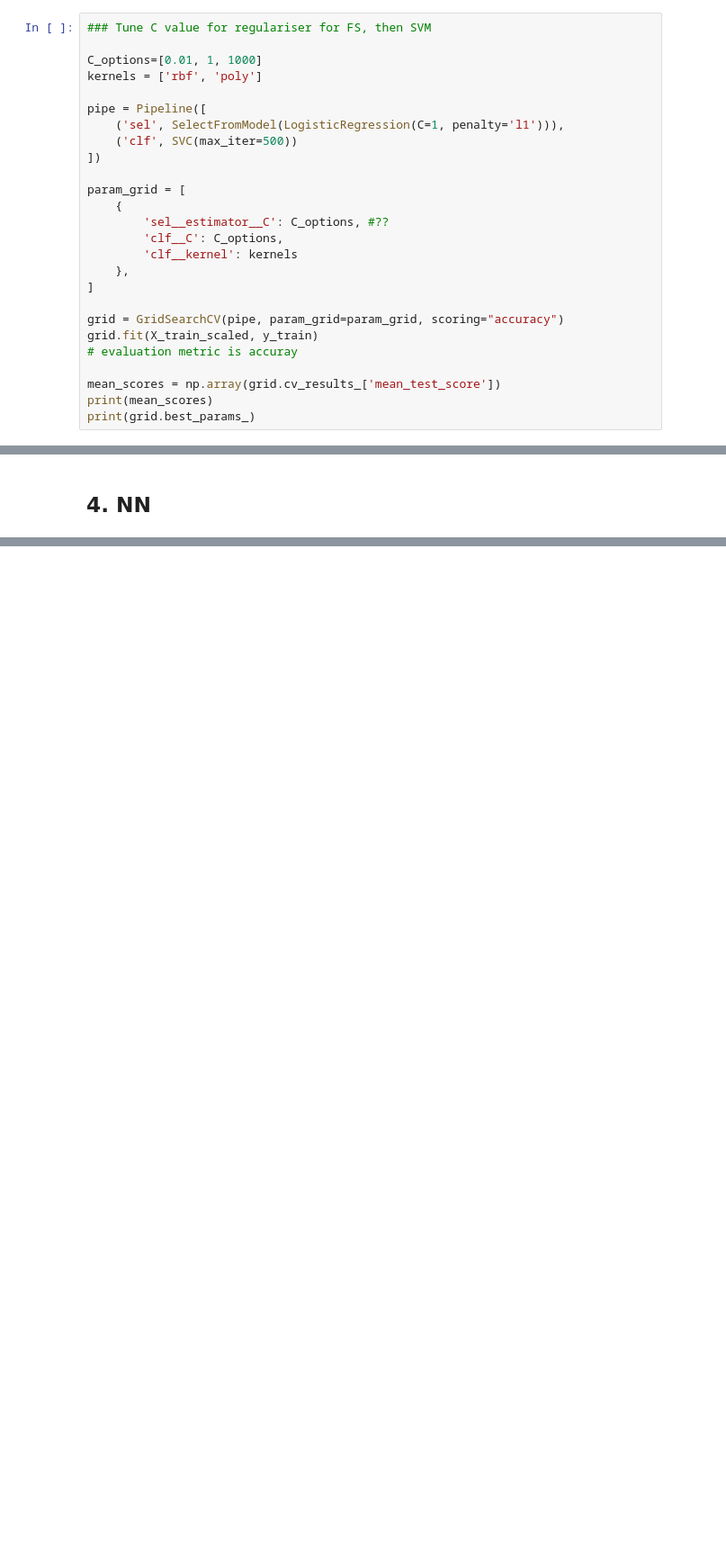
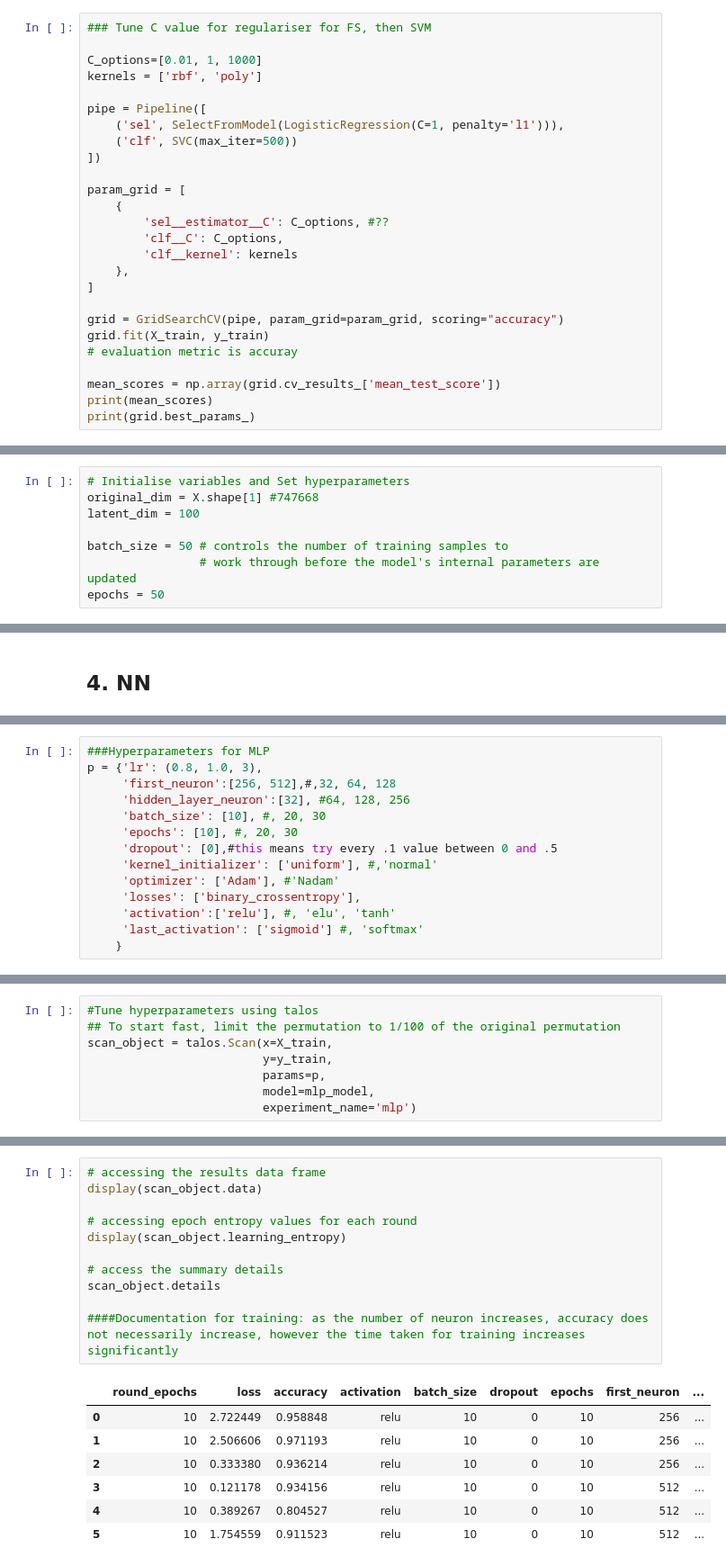
Before and after one commit to jennazhou/methyl-data-handling, a Jupyter notebook: Tune Hyperparameters for ML Methods.ipynb, the cells around one changed output, grey strips where cells are left out. Shown: that part at 90% size. Drawn from its saved outputs; the diff is of its cells as text; blank space fills up the shorter version.

```diff
--- a/Tune Hyperparameters for ML Methods.ipynb
+++ b/Tune Hyperparameters for ML Methods.ipynb
@@ -590,7 +602,7 @@ param_grid = [
 ]
 
 grid = GridSearchCV(pipe, param_grid=param_grid, scoring="accuracy")
-grid.fit(X_train_scaled, y_train)
+grid.fit(X_train, y_train)
 # evaluation metric is accuray
 
 mean_scores = np.array(grid.cv_results_['mean_test_score'])
@@ -600,0 +747,8 @@ print(grid.best_params_)
+# %%
+# Initialise variables and Set hyperparameters
+original_dim = X.shape[1] #747668
+latent_dim = 100
+
+batch_size = 50 # controls the number of training samples to
+                # work through before the model's internal parameters are updated
+epochs = 50
@@ -613,0 +822,14 @@ AttributeError: module 'tensorflow_core._api.v2.config' has no attribute 'experi
+# %%
+###Hyperparameters for MLP
+p = {'lr': (0.8, 1.0, 3),
+     'first_neuron':[256, 512],#,32, 64, 128
+     'hidden_layer_neuron':[32], #64, 128, 256
+     'batch_size': [10], #, 20, 30
+     'epochs': [10], #, 20, 30
+     'dropout': [0],#this means try every .1 value between 0 and .5
+     'kernel_initializer': ['uniform'], #,'normal'
+     'optimizer': ['Adam'], #'Nadam'
+     'losses': ['binary_crossentropy'],
+     'activation':['relu'], #, 'elu', 'tanh'
+     'last_activation': ['sigmoid'] #, 'softmax'
+    }
@@ -613,0 +871,8 @@ AttributeError: module 'tensorflow_core._api.v2.config' has no attribute 'experi
+# %%
+#Tune hyperparameters using talos
+## To start fast, limit the permutation to 1/100 of the original permutation
+scan_object = talos.Scan(x=X_train,
+                         y=y_train,
+                         params=p,
+                         model=mlp_model,
+                         experiment_name='mlp')
@@ -613,0 +1000,19 @@ AttributeError: module 'tensorflow_core._api.v2.config' has no attribute 'experi
+# %%
+# accessing the results data frame
+display(scan_object.data)
+
+# accessing epoch entropy values for each round
+display(scan_object.learning_entropy)
+
+# access the summary details
+scan_object.details
+
+####Documentation for training: as the number of neuron increases, accuracy does not necessarily increase, however the time taken for training increases significantly
+# %% [output]
+|  | round_epochs | loss | accuracy | activation | batch_size | dropout | epochs | first_neuron | ... |
+| 0 | 10 | 2.722449 | 0.958848 | relu | 10 | 0 | 10 | 256 | ... |
+| 1 | 10 | 2.506606 | 0.971193 | relu | 10 | 0 | 10 | 256 | ... |
+| 2 | 10 | 0.333380 | 0.936214 | relu | 10 | 0 | 10 | 256 | ... |
+| 3 | 10 | 0.121178 | 0.934156 | relu | 10 | 0 | 10 | 512 | ... |
+| 4 | 10 | 0.389267 | 0.804527 | relu | 10 | 0 | 10 | 512 | ... |
+| 5 | 10 | 1.754559 | 0.911523 | relu | 10 | 0 | 10 | 512 | ... |
```
Also changed, not shown: parts of 37 cells of this notebook, 9 other files.
